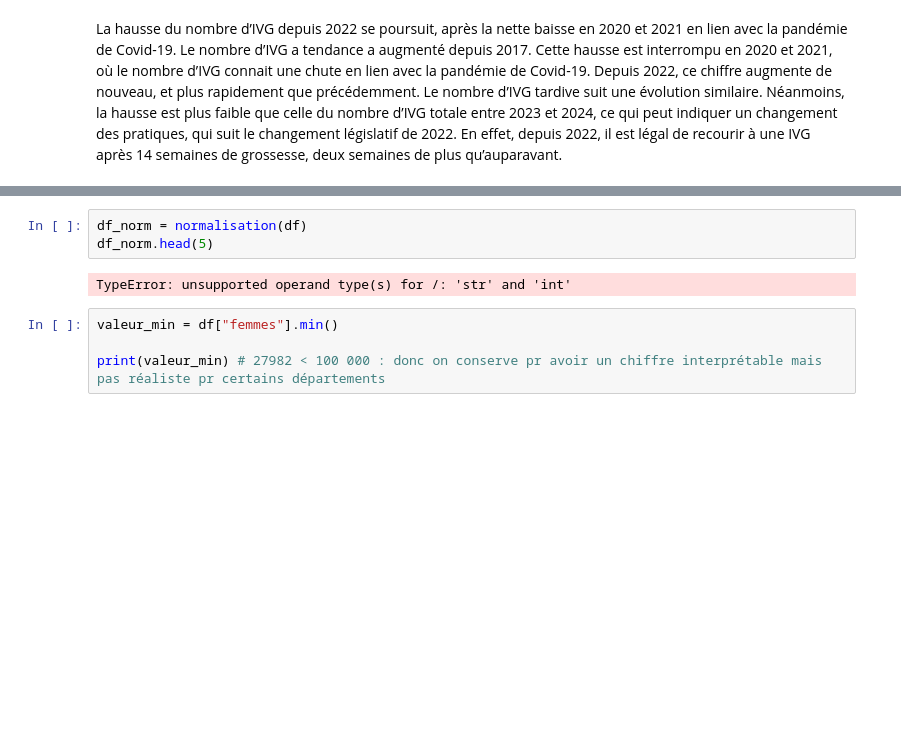
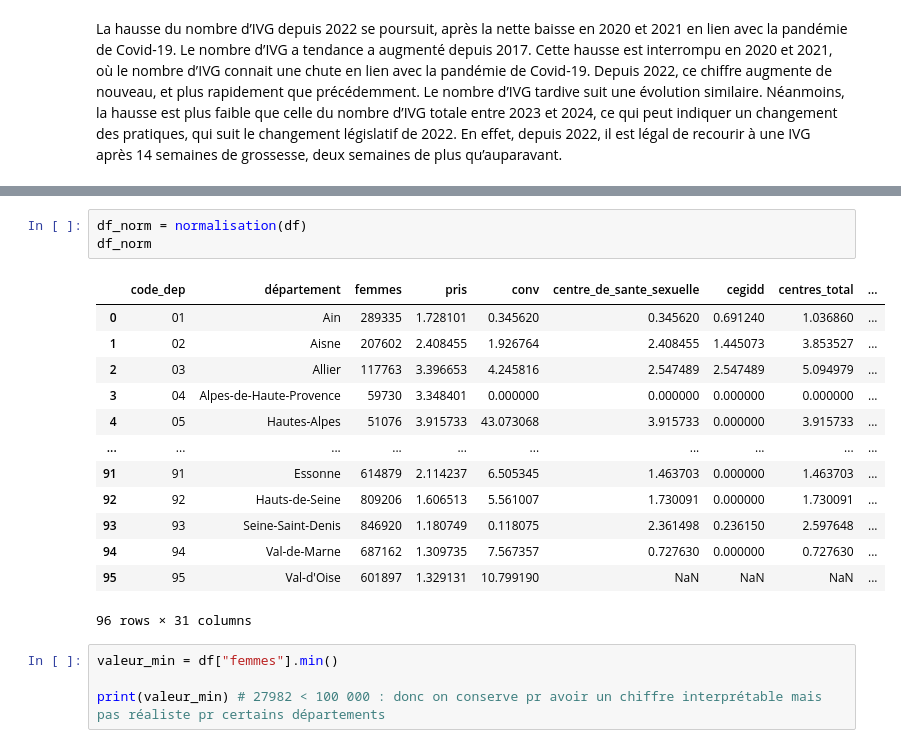
Before and after one commit to pgresant/PythonS1, a Jupyter notebook: 1-TraitementsDonnees_Propre2.ipynb, the cells around one changed output, grey strips where cells are left out. Drawn from its saved outputs; the diff is of its cells as text; blank space fills up the shorter version.

```diff
--- a/1-TraitementsDonnees_Propre2.ipynb
+++ b/1-TraitementsDonnees_Propre2.ipynb
@@ -85,8 +94,20 @@ NameError: name 'jointure' is not defined
 # %%
 df_norm = normalisation(df)
-df_norm.head(5)
+df_norm
 # %% [output]
+|  | code_dep | département | femmes | pris | conv | centre_de_sante_sexuelle | cegidd | centres_total | ... |
+| 0 | 01 | Ain | 289335 | 1.728101 | 0.345620 | 0.345620 | 0.691240 | 1.036860 | ... |
+| 1 | 02 | Aisne | 207602 | 2.408455 | 1.926764 | 2.408455 | 1.445073 | 3.853527 | ... |
+| 2 | 03 | Allier | 117763 | 3.396653 | 4.245816 | 2.547489 | 2.547489 | 5.094979 | ... |
+| 3 | 04 | Alpes-de-Haute-Provence | 59730 | 3.348401 | 0.000000 | 0.000000 | 0.000000 | 0.000000 | ... |
+| 4 | 05 | Hautes-Alpes | 51076 | 3.915733 | 43.073068 | 3.915733 | 0.000000 | 3.915733 | ... |
+| ... | ... | ... | ... | ... | ... | ... | ... | ... | ... |
+| 91 | 91 | Essonne | 614879 | 2.114237 | 6.505345 | 1.463703 | 0.000000 | 1.463703 | ... |
+| 92 | 92 | Hauts-de-Seine | 809206 | 1.606513 | 5.561007 | 1.730091 | 0.000000 | 1.730091 | ... |
+| 93 | 93 | Seine-Saint-Denis | 846920 | 1.180749 | 0.118075 | 2.361498 | 0.236150 | 2.597648 | ... |
+| 94 | 94 | Val-de-Marne | 687162 | 1.309735 | 7.567357 | 0.727630 | 0.000000 | 0.727630 | ... |
+| 95 | 95 | Val-d'Oise | 601897 | 1.329131 | 10.799190 | NaN | NaN | NaN | ... |
-TypeError: unsupported operand type(s) for /: 'str' and 'int'
+96 rows × 31 columns
 # %%
 valeur_min = df["femmes"].min()
 
```
Also changed, not shown: parts of 3 cells of this notebook, 1 other file.
